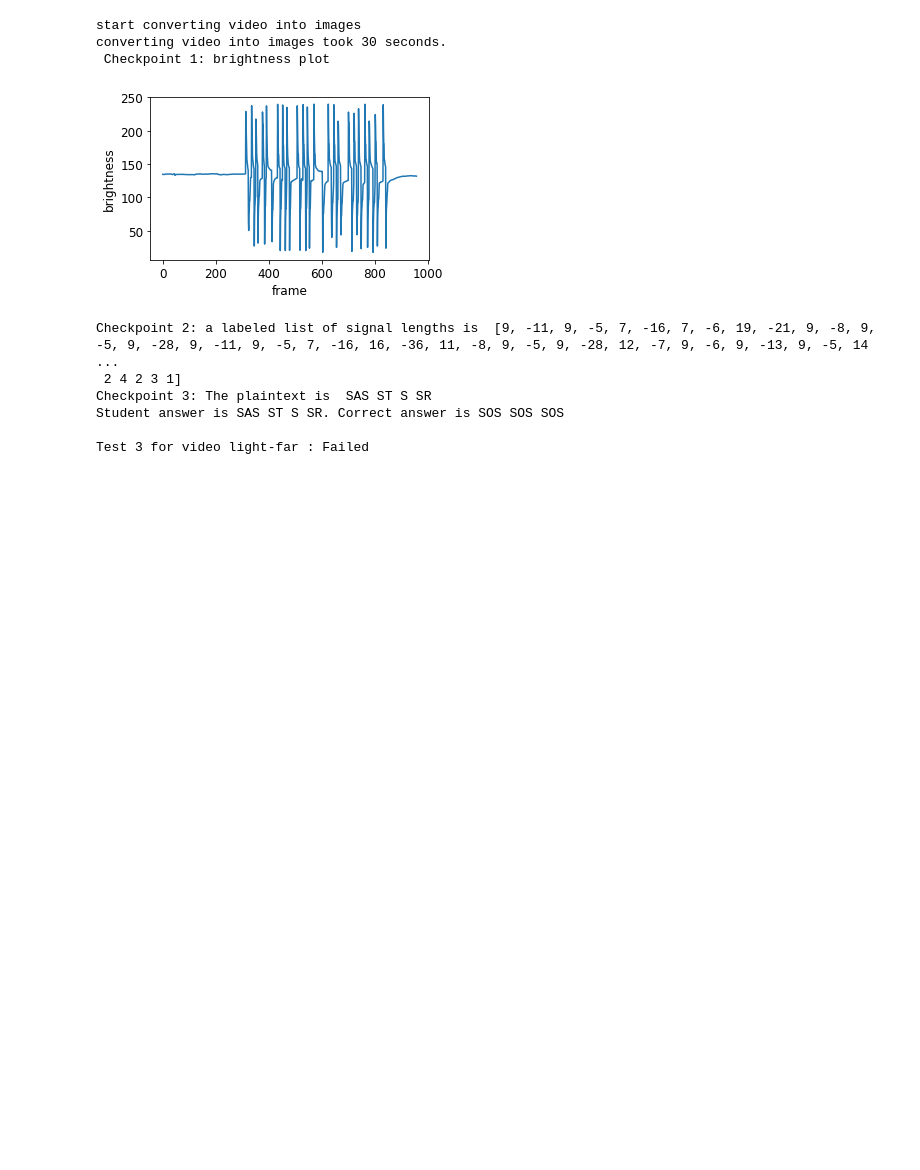
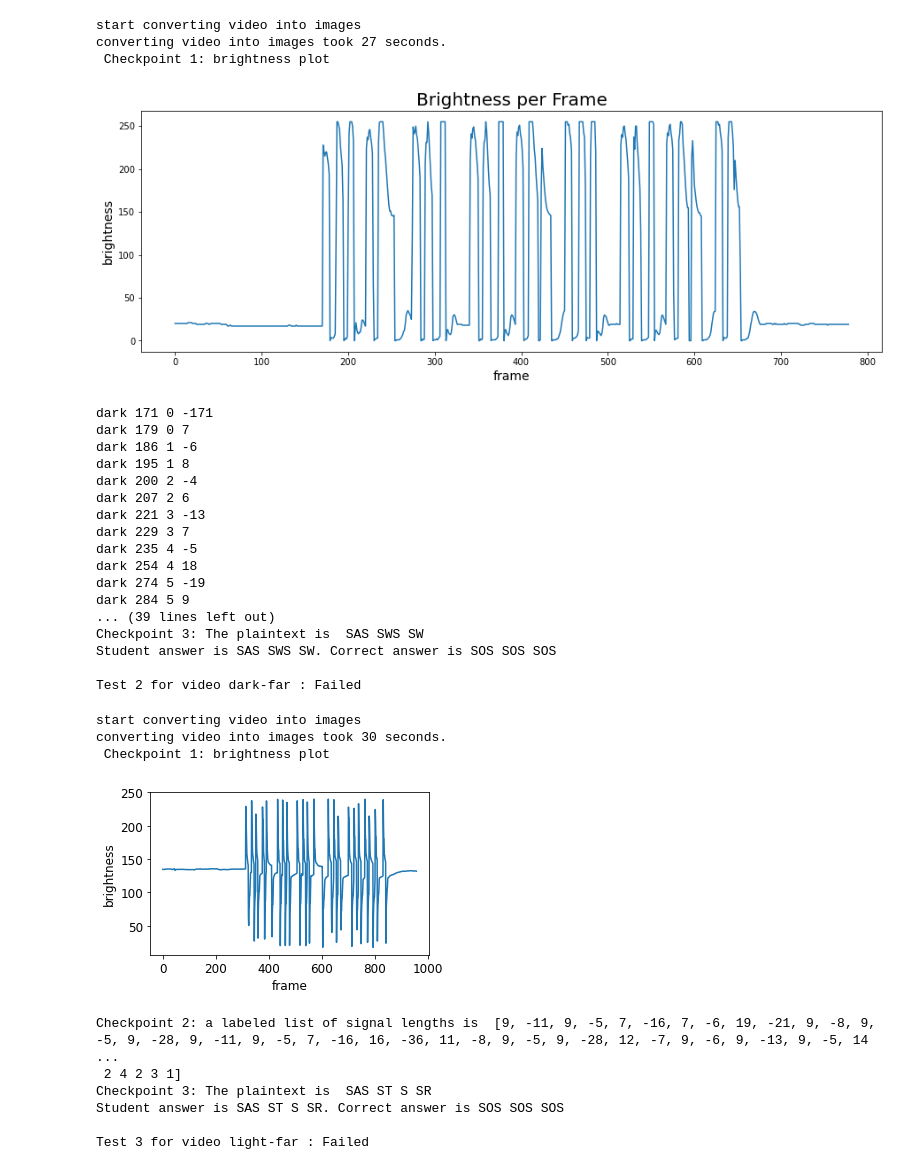
Before and after one commit to erinamiller/cse569lab1, a Jupyter notebook: decoding_flashlights.ipynb, the cells around one changed output. Cells and saved outputs as stored; diff of their text form; code cells hidden in the pictures; blank space fills up the shorter version.

```diff
--- a/decoding_flashlights.ipynb
+++ b/decoding_flashlights.ipynb
@@ -304,3 +308,29 @@ Test 2 for video dark-far : Failed
+# %%
+run_test(1,100)
+
+# it is supposed to be 27 light frame groups but we only detect 25 of them. how to handle missing light frame groups?
+# %% [output]
+start converting video into images
+converting video into images took 27 seconds.
+ Checkpoint 1: brightness plot
+[figure, added]
+dark 171 0 -171
+dark 179 0 7
+dark 186 1 -6
+dark 195 1 8
+dark 200 2 -4
+dark 207 2 6
+dark 221 3 -13
+dark 229 3 7
+dark 235 4 -5
+dark 254 4 18
+dark 274 5 -19
+dark 284 5 9
+... (39 lines left out)
+Checkpoint 3: The plaintext is  SAS SWS SW
+Student answer is SAS SWS SW. Correct answer is SOS SOS SOS
+
+Test 2 for video dark-far : Failed
 # %%
 run_test(2,140)
 # %% [output]
```
Also changed, not shown: parts of 6 cells of this notebook, 4 other files.
